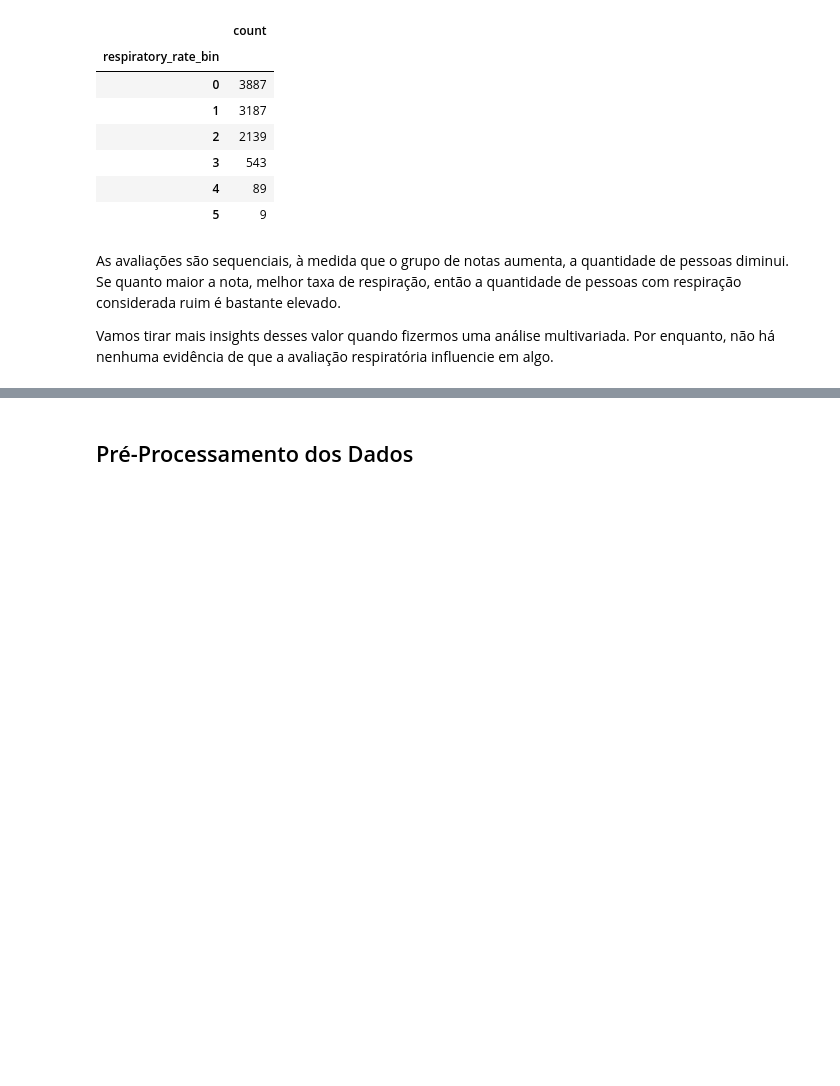
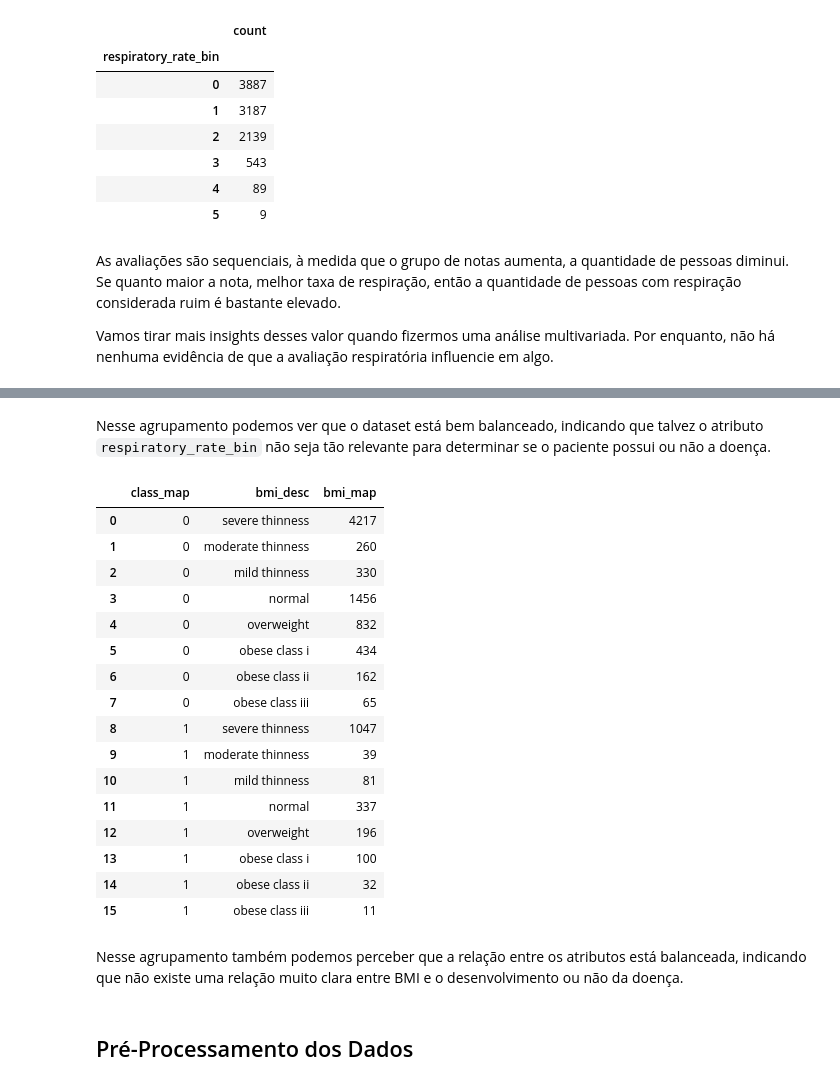
Before and after one commit to Krupique/challenges-kaggle, a Jupyter notebook: challenges/15_BloodPressurePredictor/01-CargaPrepDados.ipynb, the cells around one changed output, grey strips where cells are left out. Cells and saved outputs as stored; diff of their text form; code cells hidden in the pictures; blank space fills up the shorter version.

```diff
--- a/challenges/15_BloodPressurePredictor/01-CargaPrepDados.ipynb
+++ b/challenges/15_BloodPressurePredictor/01-CargaPrepDados.ipynb
@@ -547,3 +707,28 @@ https://acervolima.com/detecte-e-remova-os-outliers-usando-python/
+# %% [markdown]
+Nesse agrupamento podemos ver que o dataset está bem balanceado, indicando que talvez o atributo `respiratory_rate_bin` não seja tão relevante para determinar se o paciente possui ou não a doença.
+# %%
+df_class = df.groupby(['class_map', 'bmi_desc'], as_index=False)['bmi_map'].count()
+df_class
+# %% [output]
+|  | class_map | bmi_desc | bmi_map |
+| 0 | 0 | severe thinness | 4217 |
+| 1 | 0 | moderate thinness | 260 |
+| 2 | 0 | mild thinness | 330 |
+| 3 | 0 | normal | 1456 |
+| 4 | 0 | overweight | 832 |
+| 5 | 0 | obese class i | 434 |
+| 6 | 0 | obese class ii | 162 |
+| 7 | 0 | obese class iii | 65 |
+| 8 | 1 | severe thinness | 1047 |
+| 9 | 1 | moderate thinness | 39 |
+| 10 | 1 | mild thinness | 81 |
+| 11 | 1 | normal | 337 |
+| 12 | 1 | overweight | 196 |
+| 13 | 1 | obese class i | 100 |
+| 14 | 1 | obese class ii | 32 |
+| 15 | 1 | obese class iii | 11 |
+# %% [markdown]
+Nesse agrupamento também podemos perceber que a relação entre os atributos está balanceada, indicando que não existe uma relação muito clara entre BMI e o desenvolvimento ou não da doença.
 # %% [markdown]
 ## Pré-Processamento dos Dados
 # %%
```
Also changed, not shown: parts of 24 cells of this notebook.
